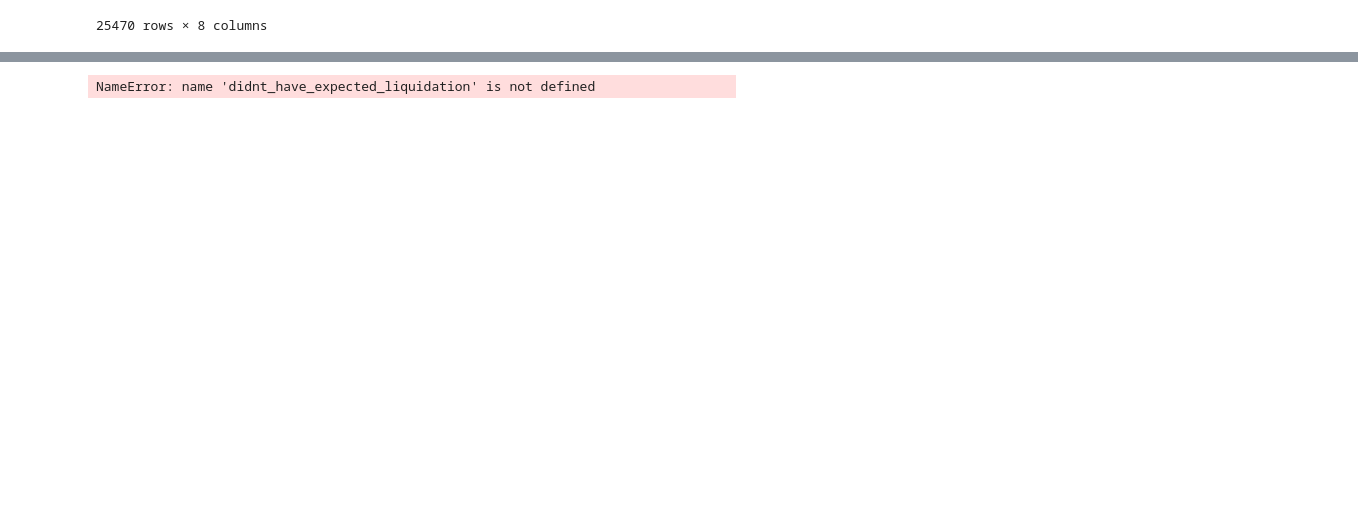
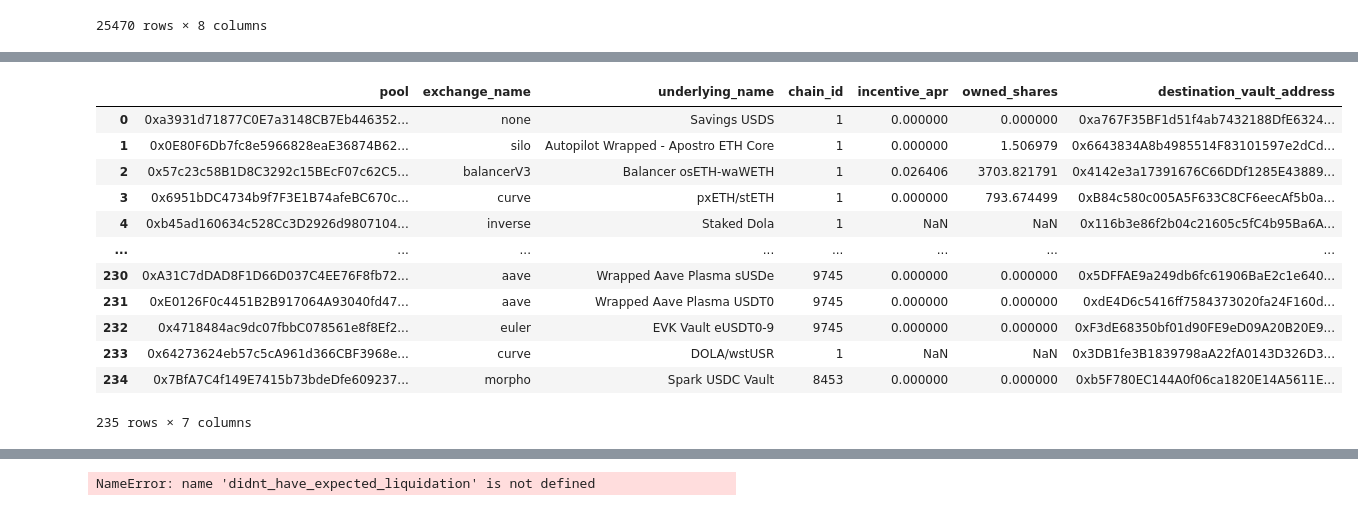
Before and after one commit to Tokemak/v2-rebalance-dashboard, a Jupyter notebook: mainnet_launch/slack_messages/queries.ipynb, the cells around one changed output, grey strips where cells are left out. Cells and saved outputs as stored; diff of their text form; code cells hidden in the pictures; blank space fills up the shorter version.

```diff
--- a/mainnet_launch/slack_messages/queries.ipynb
+++ b/mainnet_launch/slack_messages/queries.ipynb
@@ -149,3 +177,29 @@ destinations[destinations["pool"].isin(missing)][
+# %%
+destinations[
+    [
+        "pool",
+        "exchange_name",
+        "underlying_name",
+        "chain_id",
+        "incentive_apr",
+        "owned_shares",
+        "destination_vault_address",
+    ]
+].drop_duplicates()
+# %% [output]
+|  | pool | exchange_name | underlying_name | chain_id | incentive_apr | owned_shares | destination_vault_address |
+| 0 | 0xa3931d71877C0E7a3148CB7Eb446352... | none | Savings USDS | 1 | 0.000000 | 0.000000 | 0xa767F35BF1d51f4ab7432188DfE6324... |
+| 1 | 0x0E80F6Db7fc8e5966828eaE36874B62... | silo | Autopilot Wrapped - Apostro ETH Core | 1 | 0.000000 | 1.506979 | 0x6643834A8b4985514F83101597e2dCd... |
+| 2 | 0x57c23c58B1D8C3292c15BEcF07c62C5... | balancerV3 | Balancer osETH-waWETH | 1 | 0.026406 | 3703.821791 | 0x4142e3a17391676C66DDf1285E43889... |
+| 3 | 0x6951bDC4734b9f7F3E1B74afeBC670c... | curve | pxETH/stETH | 1 | 0.000000 | 793.674499 | 0xB84c580c005A5F633C8CF6eecAf5b0a... |
+| 4 | 0xb45ad160634c528Cc3D2926d9807104... | inverse | Staked Dola | 1 | NaN | NaN | 0x116b3e86f2b04c21605c5fC4b95Ba6A... |
+| ... | ... | ... | ... | ... | ... | ... | ... |
+| 230 | 0xA31C7dDAD8F1D66D037C4EE76F8fb72... | aave | Wrapped Aave Plasma sUSDe | 9745 | 0.000000 | 0.000000 | 0x5DFFAE9a249db6fc61906BaE2c1e640... |
+| 231 | 0xE0126F0c4451B2B917064A93040fd47... | aave | Wrapped Aave Plasma USDT0 | 9745 | 0.000000 | 0.000000 | 0xdE4D6c5416ff7584373020fa24F160d... |
+| 232 | 0x4718484ac9dc07fbbC078561e8f8Ef2... | euler | EVK Vault eUSDT0-9 | 9745 | 0.000000 | 0.000000 | 0xF3dE68350bf01d90FE9eD09A20B20E9... |
+| 233 | 0x64273624eb57c5cA961d366CBF3968e... | curve | DOLA/wstUSR | 1 | NaN | NaN | 0x3DB1fe3B1839798aA22fA0143D326D3... |
+| 234 | 0x7BfA7C4f149E7415b73bdeDfe609237... | morpho | Spark USDC Vault | 8453 | 0.000000 | 0.000000 | 0xb5F780EC144A0f06ca1820E14A5611E... |
+235 rows × 7 columns
 # %%
 # usdc Fluid Tether USD should have some incentive apr
 
```
Also changed, not shown: parts of 3 cells of this notebook.
